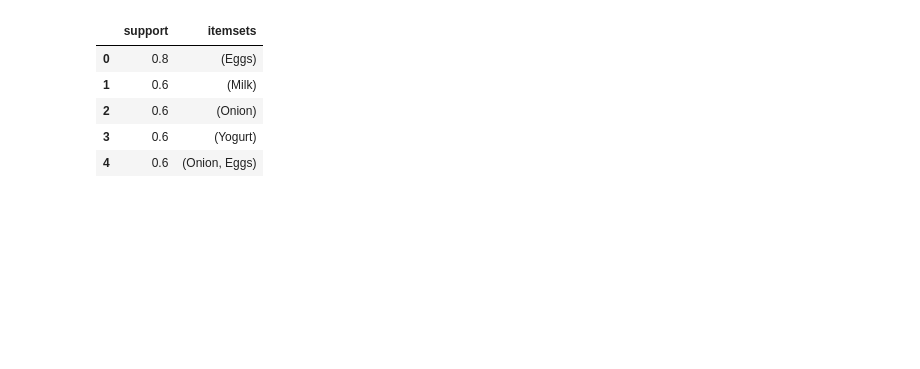
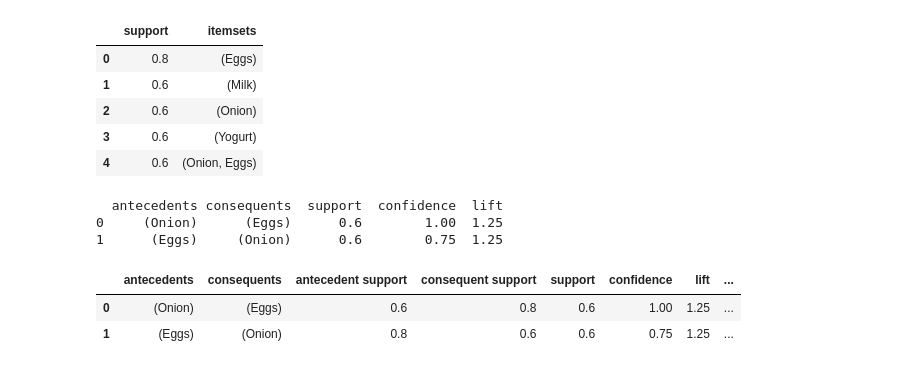
Before and after one commit to AyushDevadiga1/Machine-Learning, a Jupyter notebook: Market_Basket_Analysis'.ipynb, the cells around one changed output. Saved outputs shown, nothing was run; the diff lists cells and outputs as text; code cells hidden in the pictures; blank space fills up the shorter version.

```diff
--- a/Market_Basket_Analysis'.ipynb
+++ b/Market_Basket_Analysis'.ipynb
@@ -30,3 +64,18 @@ frequent_itemsets
 | 2 | 0.6 | (Onion) |
 | 3 | 0.6 | (Yogurt) |
 | 4 | 0.6 | (Onion, Eggs) |
+# %%
+# 'Lift' measures how much more likely Item B is bought when Item A is bought,
+# compared to if they were independent.
+rules = association_rules(frequent_itemsets, metric="lift", min_threshold=1)
+print(rules[['antecedents', 'consequents', 'support', 'confidence', 'lift']])
+# %% [output]
+  antecedents consequents  support  confidence  lift
+0     (Onion)      (Eggs)      0.6        1.00  1.25
+1      (Eggs)     (Onion)      0.6        0.75  1.25
+# %%
+rules # <-- To avoid extra metrics we used the print before
+# %% [output]
+|  | antecedents | consequents | antecedent support | consequent support | support | confidence | lift | ... |
+| 0 | (Onion) | (Eggs) | 0.6 | 0.8 | 0.6 | 1.00 | 1.25 | ... |
+| 1 | (Eggs) | (Onion) | 0.8 | 0.6 | 0.6 | 0.75 | 1.25 | ... |
```
Also changed, not shown: parts of 3 cells of this notebook.
